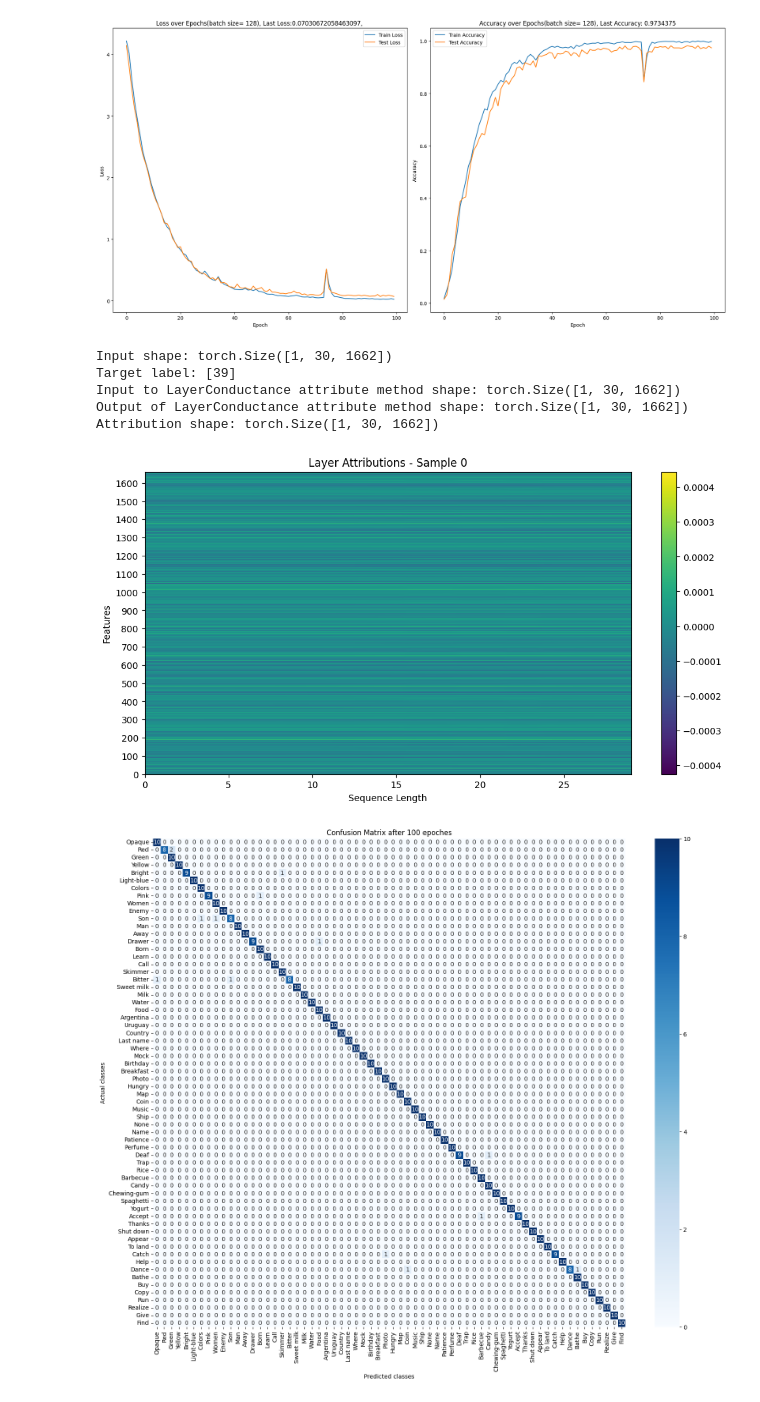
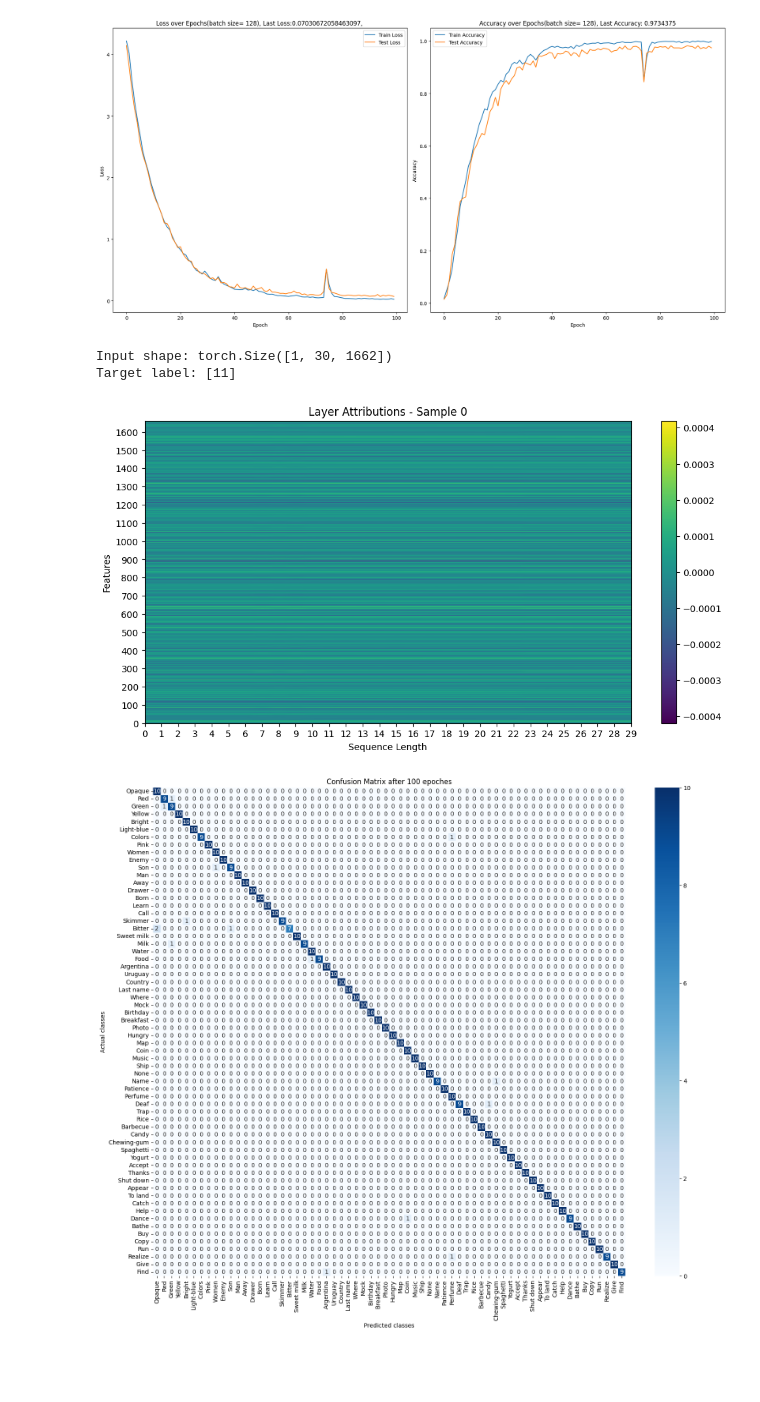
Before and after one commit to SadeghAllahverdi/SignLanguage-project, a Jupyter notebook: SignLanguageProject/notebooks/experiment_lsa64.ipynb, the cells around one changed output. Drawn from its saved outputs; the diff is of its cells as text; code cells hidden in the pictures; blank space fills up the shorter version.

```diff
--- a/SignLanguageProject/notebooks/experiment_lsa64.ipynb
+++ b/SignLanguageProject/notebooks/experiment_lsa64.ipynb
@@ -179,13 +180,6 @@ Fold 5
 -------
 [figure]
 # %%
-class CustomLayerConductance(LayerConductance):
-    def attribute(self, inputs, *args, **kwargs):
-        print("Input to LayerConductance attribute method shape:", inputs.shape)
-        result = super().attribute(inputs, *args, **kwargs)
-        print("Output of LayerConductance attribute method shape:", result.shape)
-        return result
-
 def visualize_attributions(attributions, title="Attributions"):
     attributions = attributions.detach().cpu().numpy()  # Move tensor to CPU before converting to NumPy
     batch_size, seq_len, num_features = attributions.shape
@@ -197,7 +191,7 @@ def visualize_attributions(attributions, title="Attributions"):
         plt.title(f"{title} - Sample {i}")
         plt.xlabel("Sequence Length")
         plt.ylabel("Features")
-        plt.xticks(range(0, seq_len, 5))  # Set ticks every 5 units
+        plt.xticks(range(0, seq_len, 1))  # Set ticks every 5 units
         plt.xlim(0, seq_len - 1)  # Set x-axis limits
         plt.yticks(range(0, num_features, 100))  # Set ticks every 10 units
         plt.ylim(0, num_features - 1)  # Set y-axis limits
@@ -205,33 +199,29 @@ def visualize_attributions(attributions, title="Attributions"):
 # %%
 model= models.Transformer(prepare_datasets.lsa64class_names,30)
 
 model.eval()
 model.to(device)
 
 X, y= preprocessing.convert(lsa64['30fps'], lsa64_labels['30fps'], prepare_datasets.lsa64class_names)
 
 dataset= preprocessing.CustomDataset(X, y)
 dataloader= DataLoader(dataset=dataset, batch_size= 1, num_workers=0, shuffle=True)
 
 input, target = next(iter(dataloader))
 input, target = input.to(device), target.to(device)
 
 print("Input shape:", input.shape)
 print("Target label:", target.tolist())
 
-layer_cond = CustomLayerConductance(model, model.transformer_encoder.layers[0])
+layer_cond = LayerConductance(model, model.transformer_encoder.layers[0])
 cond_attributions = layer_cond.attribute(input, target=target.tolist())
 
-print("Attribution shape:", cond_attributions.shape)
 
 visualize_attributions(cond_attributions, title="Layer Attributions")
 # %% [output]
 Input shape: torch.Size([1, 30, 1662])
-Target label: [39]
-Input to LayerConductance attribute method shape: torch.Size([1, 30, 1662])
-Output of LayerConductance attribute method shape: torch.Size([1, 30, 1662])
-Attribution shape: torch.Size([1, 30, 1662])
+Target label: [11]
-[figure, old version]
+[figure, new version]
 # %%
 set_train.train_parameters(detections= lsa64['30fps'],
                            labels= lsa64_labels['30fps'],
```
Also changed, not shown: parts of 11 cells of this notebook, 1 other file.
